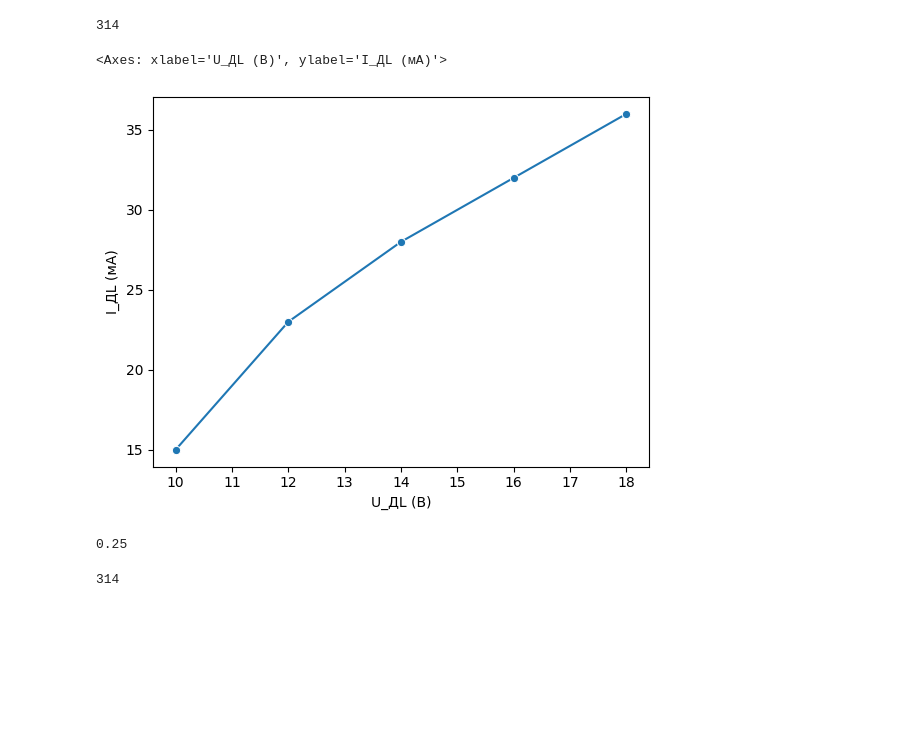
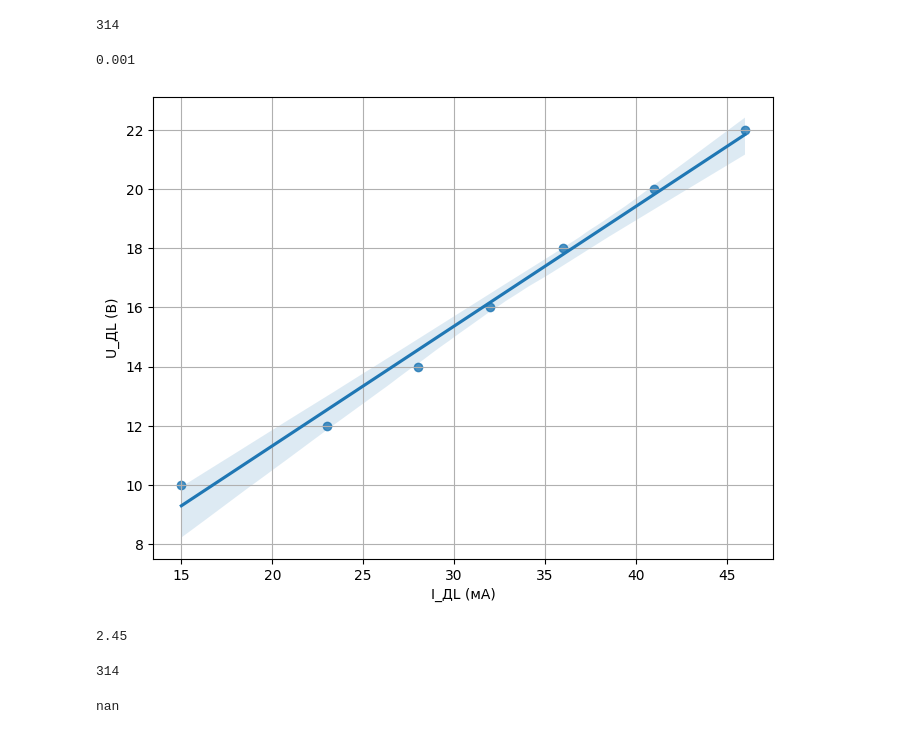
Before and after one commit to replicaCortex/Keres, a Jupyter notebook: Physics/1Lab.ipynb, the cells around one changed output. Saved outputs shown, nothing was run; the diff lists cells and outputs as text; code cells hidden in the pictures; blank space fills up the shorter version.

Commit message:
0.0.6
Сделал 2 лабы, но в 1 критическая ошибка (не моя)

```diff
--- a/Physics/1Lab.ipynb
+++ b/Physics/1Lab.ipynb
@@ -52,16 +99,2 @@ round(OMEGA)
 # %% [output]
 314
-# %%
-sns.lineplot(data=df_5_2, x="U_ДL (В)", y="I_ДL (мА)", marker= 'o')
-# %% [output]
-<Axes: xlabel='U_ДL (В)', ylabel='I_ДL (мА)'>
-[figure, removed]
-# %%
-Z_l = (12-10)/(23-15)
-Z_l
-# %% [output]
-0.25
-# %%
-round(OMEGA)
-# %% [output]
-314
@@ -70,0 +101,40 @@ L = (1/OMEGA) * (Z_l ** 2 - R_l ** 2) ** (1/2)
+# %%
+C = 1/(OMEGA * X_c)
+C = round(C,3)
+C
+# %% [output]
+0.001
+# %%
+U_dl = [10, 12, 14, 16, 18, 20, 22]
+I_dl = [15, 23, 28, 32, 36, 41, 46]
+
+plt.figure(figsize=(8, 6))
+sns.regplot(y=U_dl, x=I_dl, marker='o')
+
+plt.ylabel('U_ДL (В)')
+plt.xlabel('I_ДL (мА)')
+plt.grid(True)
+
+plt.show()
+# %% [output]
+[figure, added]
+# %%
+from scipy.stats import linregress
+_ = linregress(U_dl, I_dl)
+Z_L = _.slope
+Z_L = round(Z_L,2)
+Z_L
+# %% [output]
+2.45
+# %%
+OMEGA
+# %% [output]
+314
+# %%
+# А тут начинаются хиханьки да хаханьки. Дело в том, что tg, которым мы считаем, является ковариацией, то есть тенденцией изменения U и I. Если U = 1, то I = 2,45 ⇒ оно не может быть слишком большим, а значит, либо ошибка в формуле, либо...
+
+R_l = 22
+L = (1/OMEGA) * (Z_L ** 2 - R_l ** 2) ** (1/2)
+L
+# %% [output]
+nan
```
Also changed, not shown: parts of 19 cells of this notebook, 1 other file.
